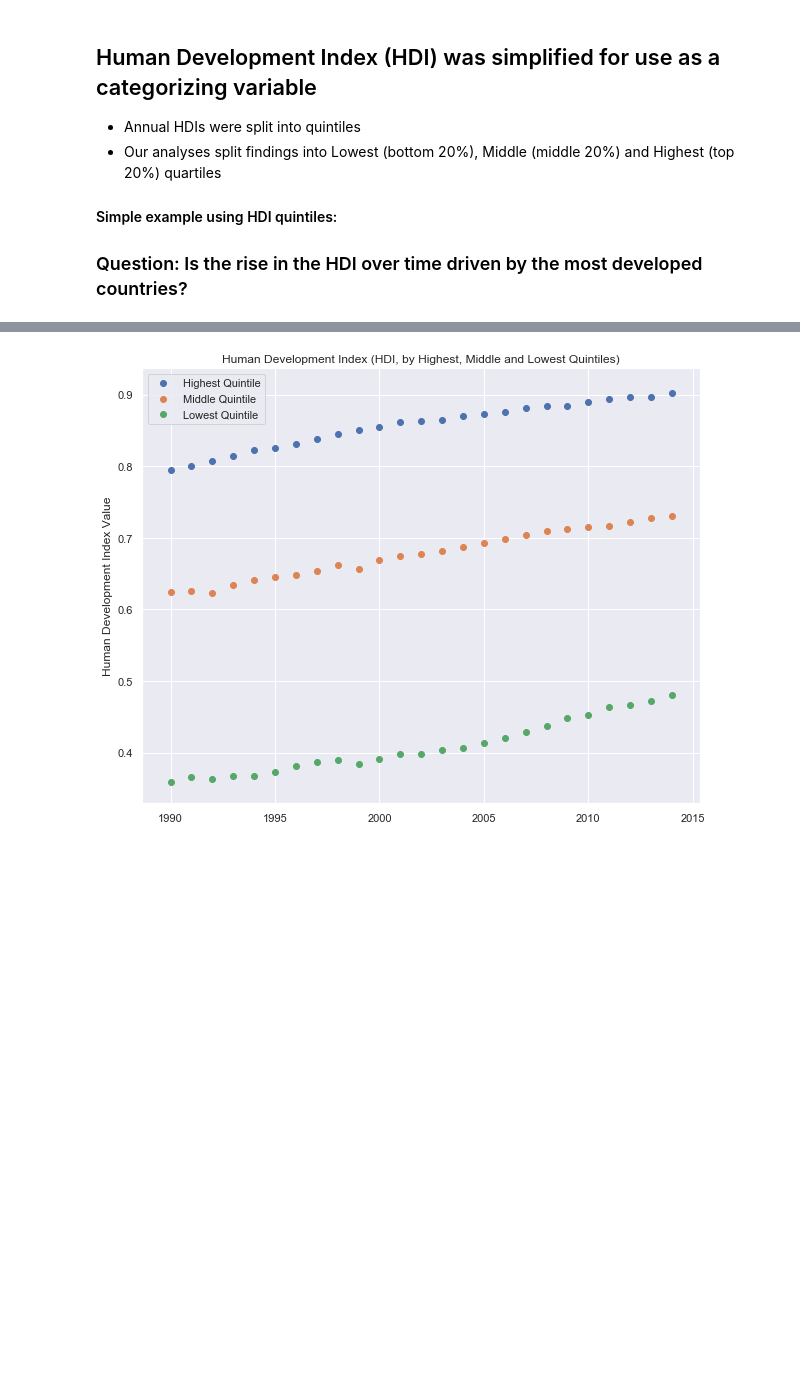
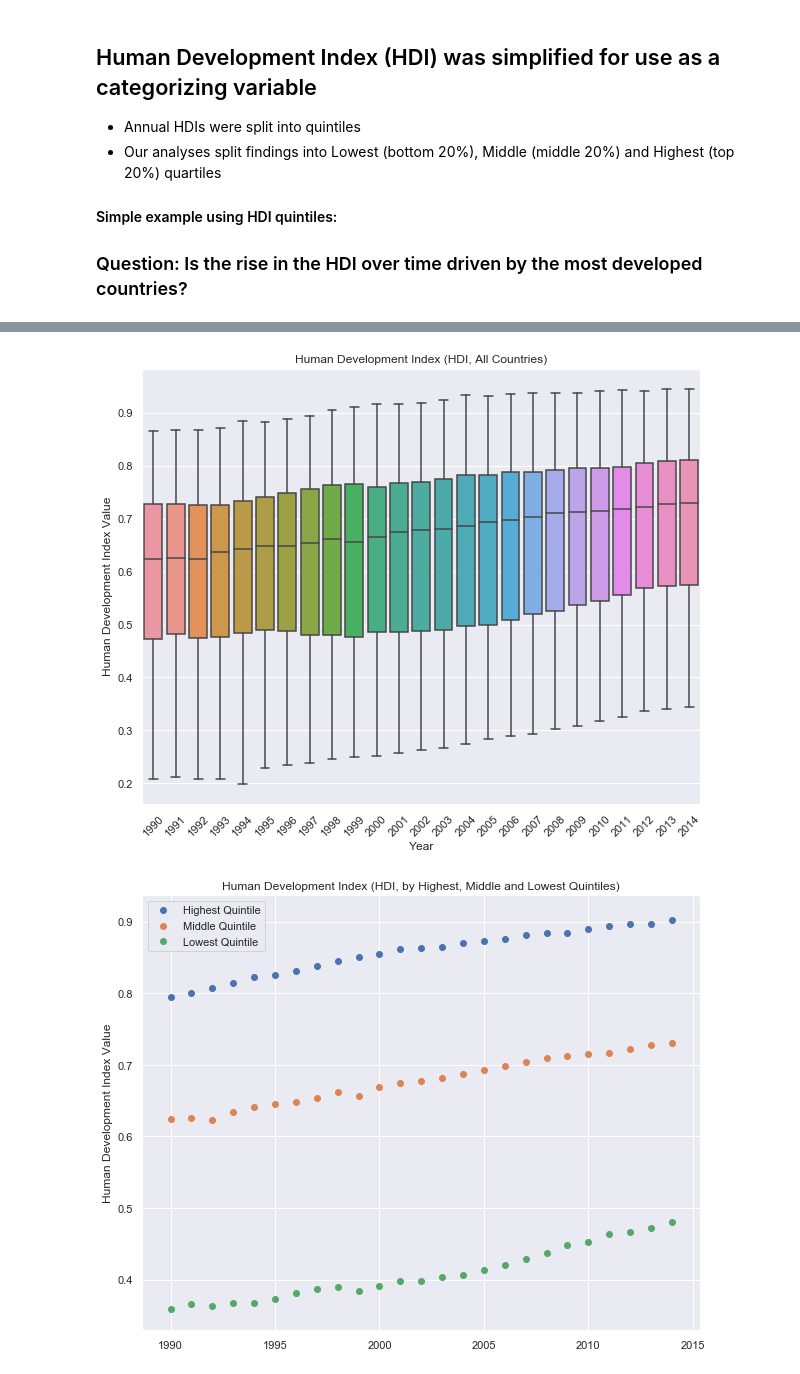
Before and after one commit to amateola7/Project-1-group4, a Jupyter notebook: ProjectOne_GroupFour_DataAnalysis.ipynb, the cells around one changed output, grey strips where cells are left out. Drawn from its saved outputs; the diff is of its cells as text; code cells hidden in the pictures; blank space fills up the shorter version.

```diff
--- a/ProjectOne_GroupFour_DataAnalysis.ipynb
+++ b/ProjectOne_GroupFour_DataAnalysis.ipynb
@@ -81,3 +93,11 @@ men_quintile_5.head()
+# %%
+fig, axes = plt.subplots(figsize=(10,8))
+g=sns.boxplot(no_nan_men['Year'],no_nan_men['HDIvalue'],orient='v')
+g.set_xticklabels(g.get_xticklabels(),rotation=45)
+g.set_ylabel(f"Human Development Index Value")
+plt.title(f"Human Development Index (HDI, All Countries)");
+# %% [output]
+[figure, added]
 # %%
 fig, axes = plt.subplots(figsize=(10,8))
 plt.scatter(men_quintile_5.index, men_quintile_5['HDIvalue'])
```
Also changed, not shown: parts of 2 cells of this notebook.
